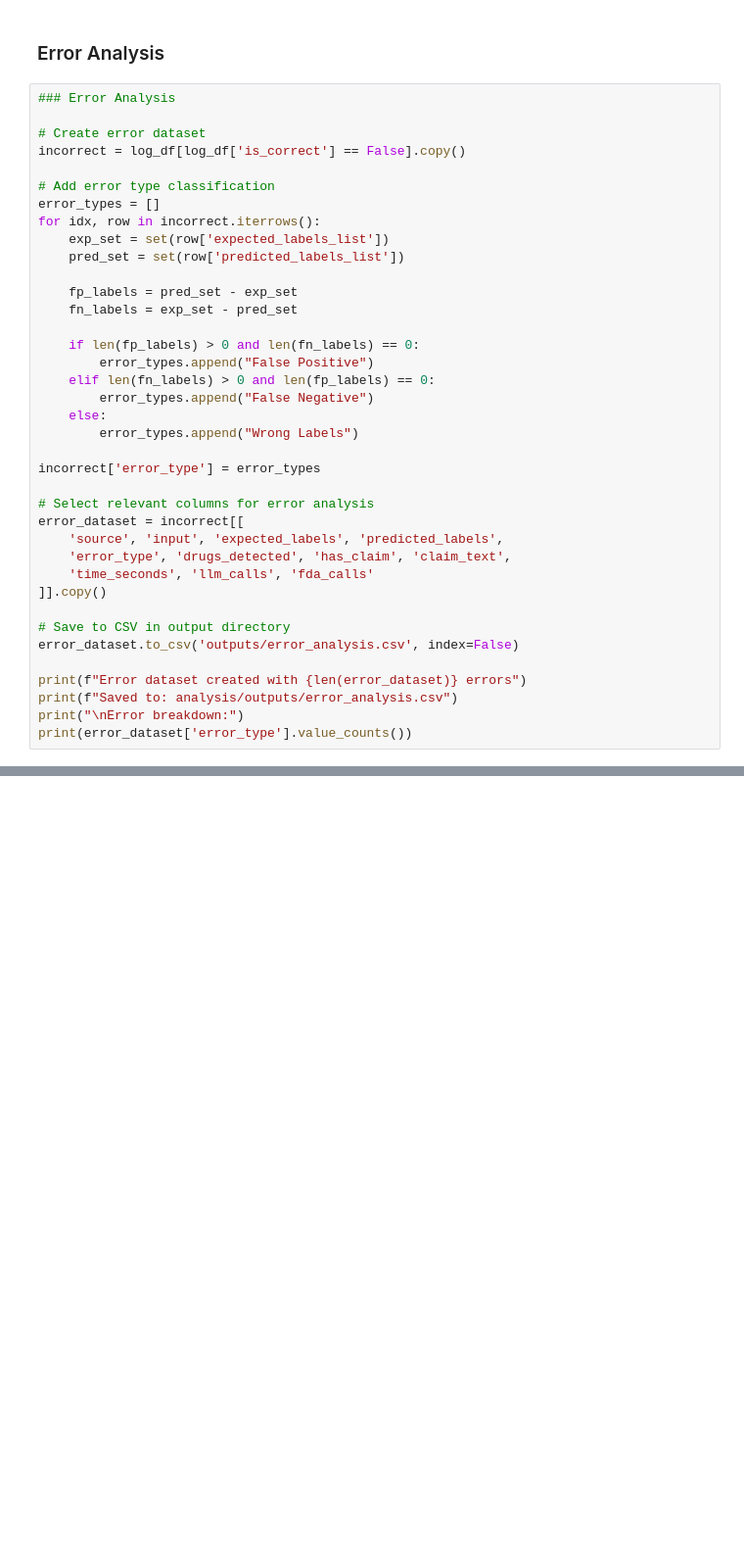
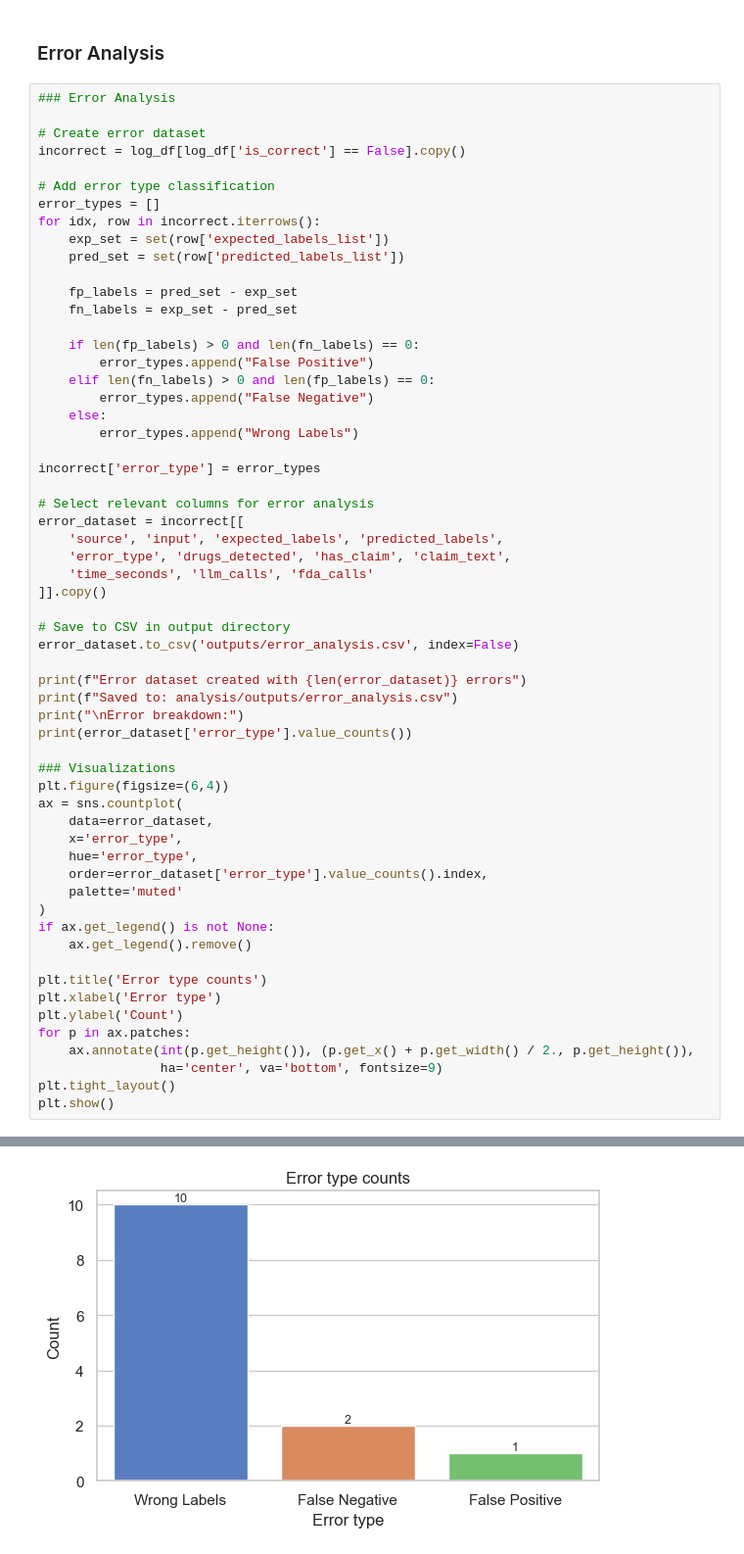
Before and after one commit to stephendongg/med-misinfo-labeler, a Jupyter notebook: analysis/analysis.ipynb, the cells around one changed output, grey strips where cells are left out. Shown at 98% size. Drawn from its saved outputs; the diff is of its cells as text; blank space fills up the shorter version.

```diff
--- a/analysis/analysis.ipynb
+++ b/analysis/analysis.ipynb
@@ -403,30 +461,52 @@ for idx, row in incorrect.iterrows():
         error_types.append("False Negative")
     else:
         error_types.append("Wrong Labels")
 
 incorrect['error_type'] = error_types
 
 # Select relevant columns for error analysis
 error_dataset = incorrect[[
     'source', 'input', 'expected_labels', 'predicted_labels',
     'error_type', 'drugs_detected', 'has_claim', 'claim_text',
     'time_seconds', 'llm_calls', 'fda_calls'
 ]].copy()
 
 # Save to CSV in output directory
 error_dataset.to_csv('outputs/error_analysis.csv', index=False)
 
 print(f"Error dataset created with {len(error_dataset)} errors")
 print(f"Saved to: analysis/outputs/error_analysis.csv")
 print("\nError breakdown:")
 print(error_dataset['error_type'].value_counts())
+
+### Visualizations
+plt.figure(figsize=(6,4))
+ax = sns.countplot(
+    data=error_dataset,
+    x='error_type',
+    hue='error_type',
+    order=error_dataset['error_type'].value_counts().index,
+    palette='muted'
+)
+if ax.get_legend() is not None:
+    ax.get_legend().remove()
+
+plt.title('Error type counts')
+plt.xlabel('Error type')
+plt.ylabel('Count')
+for p in ax.patches:
+    ax.annotate(int(p.get_height()), (p.get_x() + p.get_width() / 2., p.get_height()),
+                ha='center', va='bottom', fontsize=9)
+plt.tight_layout()
+plt.show()
 # %% [output]
 Error dataset created with 13 errors
 Saved to: analysis/outputs/error_analysis.csv
 
 Error breakdown:
 error_type
 Wrong Labels      10
 False Negative     2
 False Positive     1
 Name: count, dtype: int64
+[figure, added]
```
Also changed, not shown: parts of 10 cells of this notebook.
